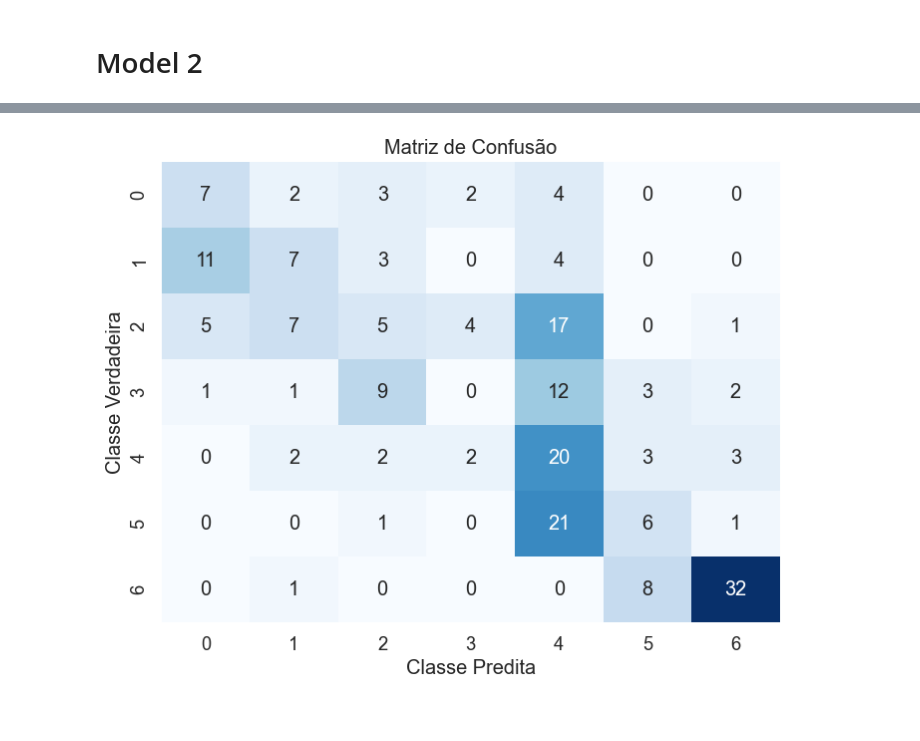
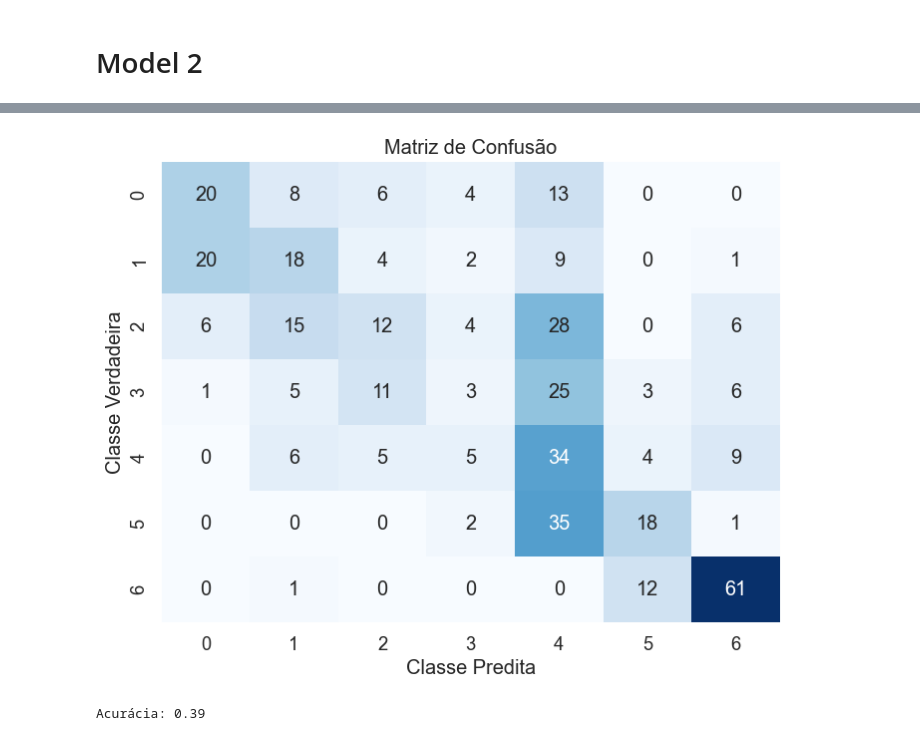
Before and after one commit to kalebemaiaa/Modelagem-Estat-sica, a Jupyter notebook: Modelagem_OLR.ipynb, the cells around one changed output, grey strips where cells are left out. Cells and saved outputs as stored; diff of their text form; code cells hidden in the pictures.

```diff
--- a/Modelagem_OLR.ipynb
+++ b/Modelagem_OLR.ipynb
@@ -337,7 +398,7 @@ X = data.drop(columns=['NObeyesdad'])
 y = data['NObeyesdad']
 
 # Dividindo os dados em conjuntos de treino e teste
-X_train, X_test, y_train, y_test = train_test_split(X, y, test_size=0.1, random_state=10)
+X_train, X_test, y_train, y_test = train_test_split(X, y, test_size=0.2, random_state=10)
 # %% [markdown]
 # Model 1
 # %%
@@ -455,7 +529,7 @@ dtype: float64
 # Model 2
 # %%
 independent_vars = ["family_history_with_overweight", "FAVC", "Age", "FCVC", "CAEC",
-                    "Gender", "FAF", "CH2O", "Gender_FCVC", "Gender_FAF", "FHWO_FCVC",
+                    "Gender", "FAF", "Gender_FCVC", "Gender_FAF", "FHWO_FCVC",
                     "CAEC_FCVC"]
 X = X_train[independent_vars]
 y = y_train
@@ -539,13 +613,16 @@ Acurácia: 0.36
 # %%
 classes = np.unique(y_test_values)
 plt.figure(figsize=(8, 6))
 sns.set(font_scale=1.2)
 sns.heatmap(cm, annot=True, fmt='d', cmap='Blues', cbar=False,
             xticklabels=classes, yticklabels=classes)
 plt.xlabel('Classe Predita')
 plt.ylabel('Classe Verdadeira')
 plt.title('Matriz de Confusão')
 plt.savefig("./results/confusionMatrix_M2.png")
 plt.show()
+accuracy = np.sum(TP) / np.sum(cm)
+print(f'Acurácia: {accuracy:.2f}')
 # %% [output]
-[figure, old version]
+[figure, new version]
+Acurácia: 0.39
```
Also changed, not shown: parts of 22 cells of this notebook, 11 other files.
